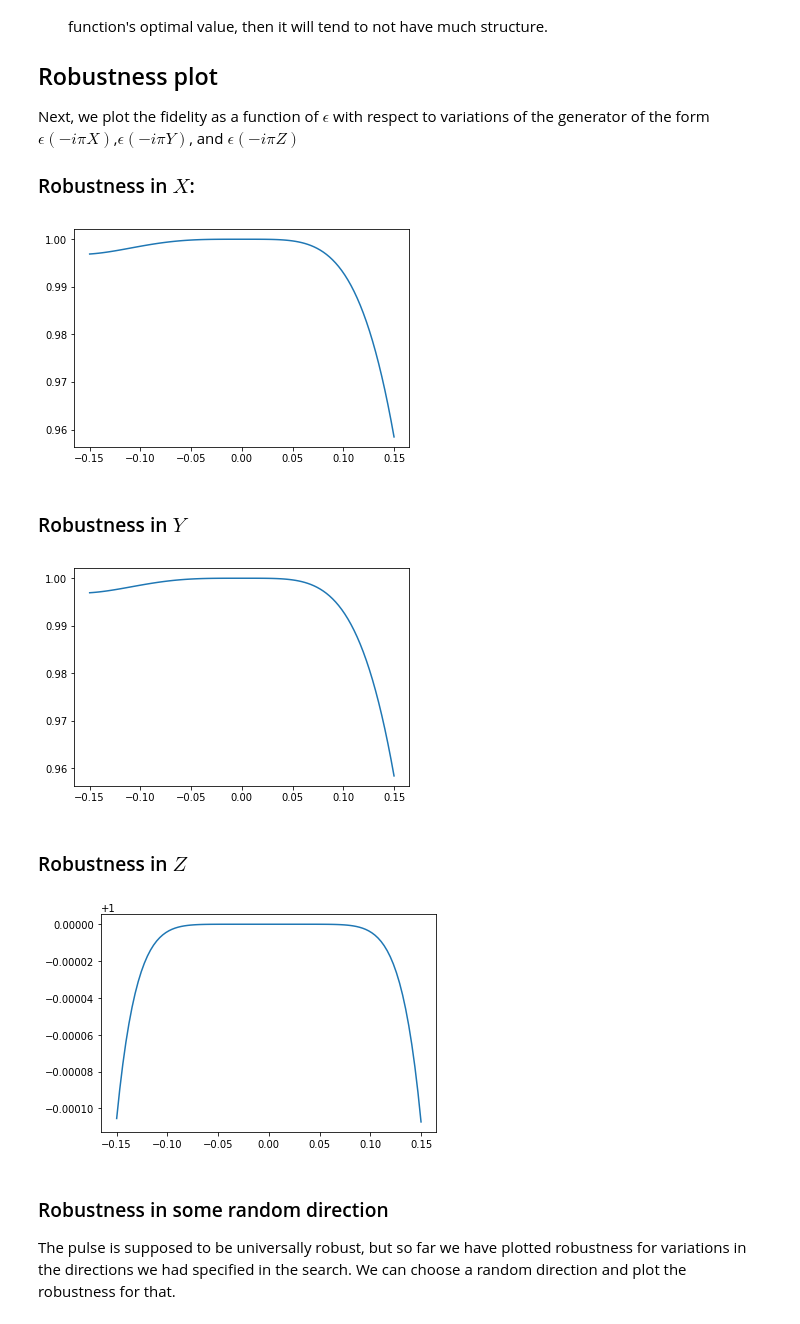
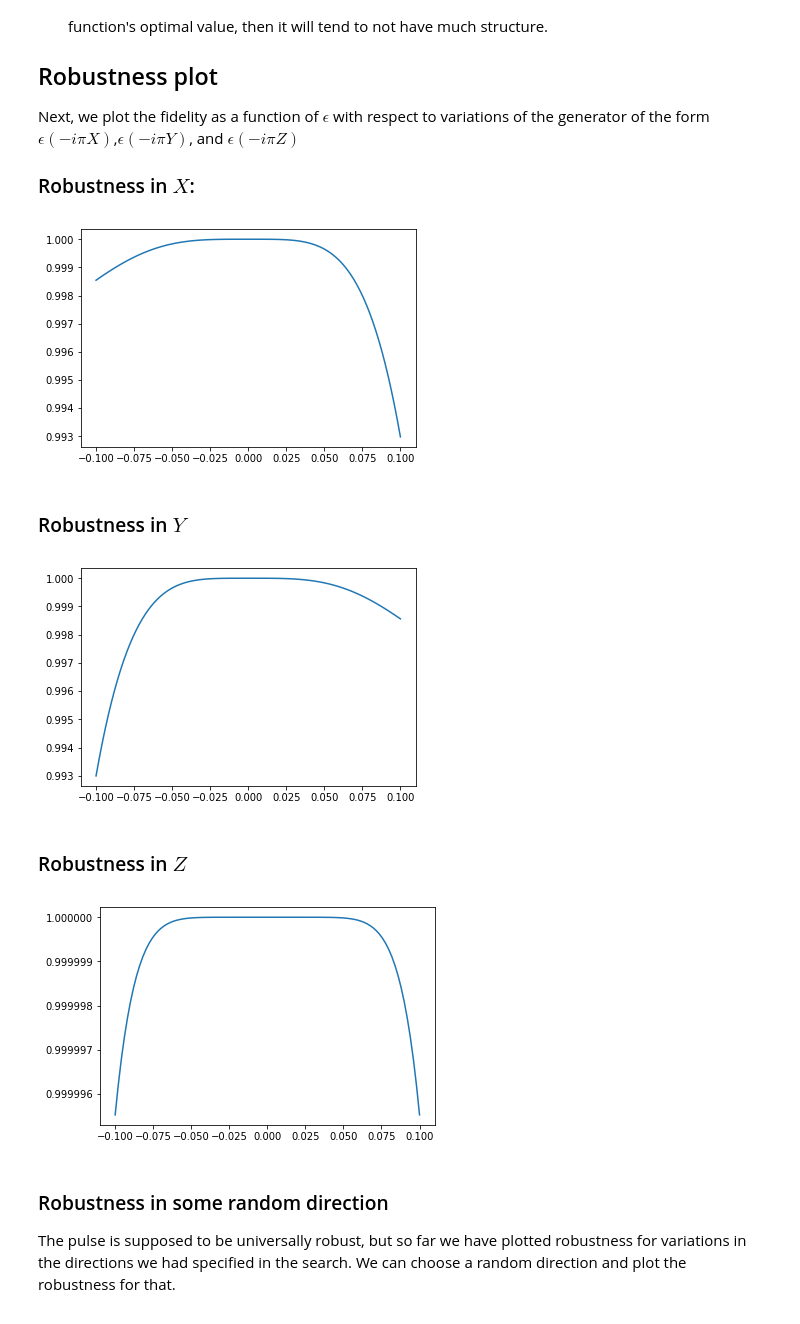
Before and after one commit to DanPuzzuoli/Robust-quantum-control, a Jupyter notebook: examples/Universally robust identity gate with X and Y control.ipynb, the cells around one changed output. Cells and saved outputs as stored; diff of their text form; code cells hidden in the pictures.

```diff
--- a/examples/Universally robust identity gate with X and Y control.ipynb
+++ b/examples/Universally robust identity gate with X and Y control.ipynb
@@ -114,7 +114,7 @@ Note:
 from pulse_finders import find_pulse_bfgs
 
 update_rate = 200 # rate of printed updates
-initial_guess = rand(*ctrl_shape)*change_b # random initial guess
+initial_guess = rand(*ctrl_shape)*change_b*0.5 # random initial guess
 
 results = find_pulse_bfgs(obj, ctrl_shape, initial_guess, update_rate) # run optimization
 # %% [output]
@@ -168,29 +193,29 @@ Next, we plot the fidelity as a function of $\epsilon$ with respect to variation
 # %%
 # set the range of values of epsilon to check
 from numpy import linspace
 
-bound = 0.15
+bound = 0.1
 steps = 100
 eps = linspace(-bound, bound, steps)
 x_var = -1j*pi*h.pauliX()
 
 cplot.target_robustness_1d(xy_sys, amps,dt, Utarget, x_var, eps)
 # %% [output]
-[figure, old version]
+[figure, new version]
 # %% [markdown]
 ### Robustness in $Y$
 # %%
 y_var = -1j*pi*h.pauliY()
 cplot.target_robustness_1d(xy_sys, amps,dt, Utarget, y_var, eps)
 # %% [output]
-[figure, old version]
+[figure, new version]
 # %% [markdown]
 ### Robustness in $Z$
 # %%
 z_var = -1j*pi*h.pauliZ()
 cplot.target_robustness_1d(xy_sys, amps,dt, Utarget, z_var, eps)
 # %% [output]
-[figure, old version]
+[figure, new version]
 # %% [markdown]
 ### Robustness in some random direction
 
```
Also changed, not shown: parts of 6 cells of this notebook.
